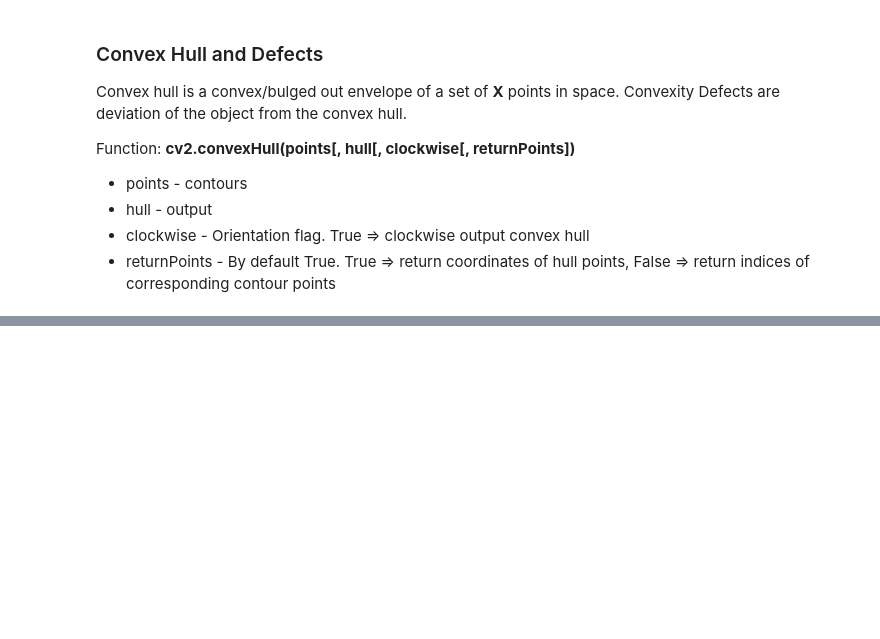
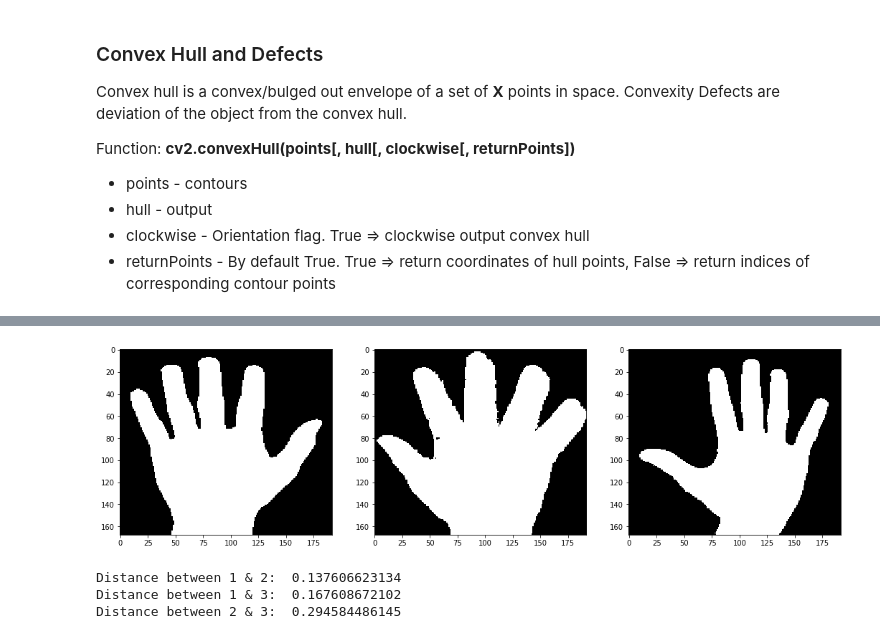
Before and after one commit to mananpal1997/Practical-OpenCV-Guide, a Jupyter notebook: OpenCV_Brief_Guide/1_Contours.ipynb, the cells around one changed output, grey strips where cells are left out. Saved outputs shown, nothing was run; the diff lists cells and outputs as text; code cells hidden in the pictures; blank space fills up the shorter version.

```diff
--- a/OpenCV_Brief_Guide/1_Contours.ipynb
+++ b/OpenCV_Brief_Guide/1_Contours.ipynb
@@ -250,39 +295,52 @@ image3 = cv2.imread('../resources/hand3.jpeg', cv2.IMREAD_GRAYSCALE)
 
 min_width = min(image1.shape[0], min(image2.shape[0], image3.shape[0]))
 min_height = min(image1.shape[1], min(image2.shape[1], image3.shape[1]))
 
 image1 = cv2.resize(image1, (min_width, min_height))
 image2 = cv2.resize(image2, (min_width, min_height))
 image3 = cv2.resize(image3, (min_width, min_height))
 
 ret, thresh1 = cv2.threshold(image1, 230, 255, cv2.THRESH_BINARY_INV)
 ret, thresh2 = cv2.threshold(image2, 232, 255, cv2.THRESH_BINARY_INV)
 ret, thresh3 = cv2.threshold(image3, 245, 255, cv2.THRESH_BINARY_INV)
 
 fig = plt.figure()
 fig.set_size_inches(18, 10)
 fig.add_subplot(1, 3, 1)
 plt.imshow(thresh1, cmap='gray')
 fig.add_subplot(1, 3, 2)
 plt.imshow(thresh2, cmap='gray')
 fig.add_subplot(1, 3, 3)
 plt.imshow(thresh3, cmap='gray')
 plt.show()
 
-contours, hierarchy = cv2.findContours(thresh1, cv2.RETR_TREE, cv2.CHAIN_APPROX_SIMPLE)
-contour1 = contours[0]
-contours, hierarchy = cv2.findContours(thresh2, cv2.RETR_TREE, cv2.CHAIN_APPROX_SIMPLE)
-contour2 = contours[0]
-contours, hierarchy = cv2.findContours(thresh3, cv2.RETR_TREE, cv2.CHAIN_APPROX_SIMPLE)
-contour3 = max(contours, key=cv2.contourArea)
+try:
+    contours, hierarchy = cv2.findContours(thresh1, cv2.RETR_TREE, cv2.CHAIN_APPROX_SIMPLE)
+    contour1 = contours[0]
+    contours, hierarchy = cv2.findContours(thresh2, cv2.RETR_TREE, cv2.CHAIN_APPROX_SIMPLE)
+    contour2 = contours[0]
+    contours, hierarchy = cv2.findContours(thresh3, cv2.RETR_TREE, cv2.CHAIN_APPROX_SIMPLE)
+    contour3 = max(contours, key=cv2.contourArea)
+except:
+    temp, contours, hierarchy = cv2.findContours(thresh1, cv2.RETR_TREE, cv2.CHAIN_APPROX_SIMPLE)
+    contour1 = contours[0]
+    temp, contours, hierarchy = cv2.findContours(thresh2, cv2.RETR_TREE, cv2.CHAIN_APPROX_SIMPLE)
+    contour2 = contours[0]
+    temp, contours, hierarchy = cv2.findContours(thresh3, cv2.RETR_TREE, cv2.CHAIN_APPROX_SIMPLE)
+    contour3 = max(contours, key=cv2.contourArea)
 
 cv2.drawContours(image1, [contour1], 0, 0, 2)
 cv2.drawContours(image2, [contour2], 0, 0, 2)
 cv2.drawContours(image3, [contour3], 0, 0, 2)
 
 print "Distance between 1 & 2: ", cv2.matchShapes(contour1, contour2, 1, 0.0)
 print "Distance between 1 & 3: ", cv2.matchShapes(contour1, contour3, 1, 0.0)
 print "Distance between 2 & 3: ", cv2.matchShapes(contour2, contour3, 1, 0.0)
+# %% [output]
+[figure, added]
+Distance between 1 & 2:  0.137606623134
+Distance between 1 & 3:  0.167608672102
+Distance between 2 & 3:  0.294584486145
 # %% [markdown]
 ### Hierarchy
 It's a representation of relationship between different contours within an image. Each countour can be a parent or can have child contours. Hierarchy returns a 4-value array for every contour [Next, Previous, First_Child, Parent].
```
Also changed, not shown: parts of 12 cells of this notebook, 10 other files.
